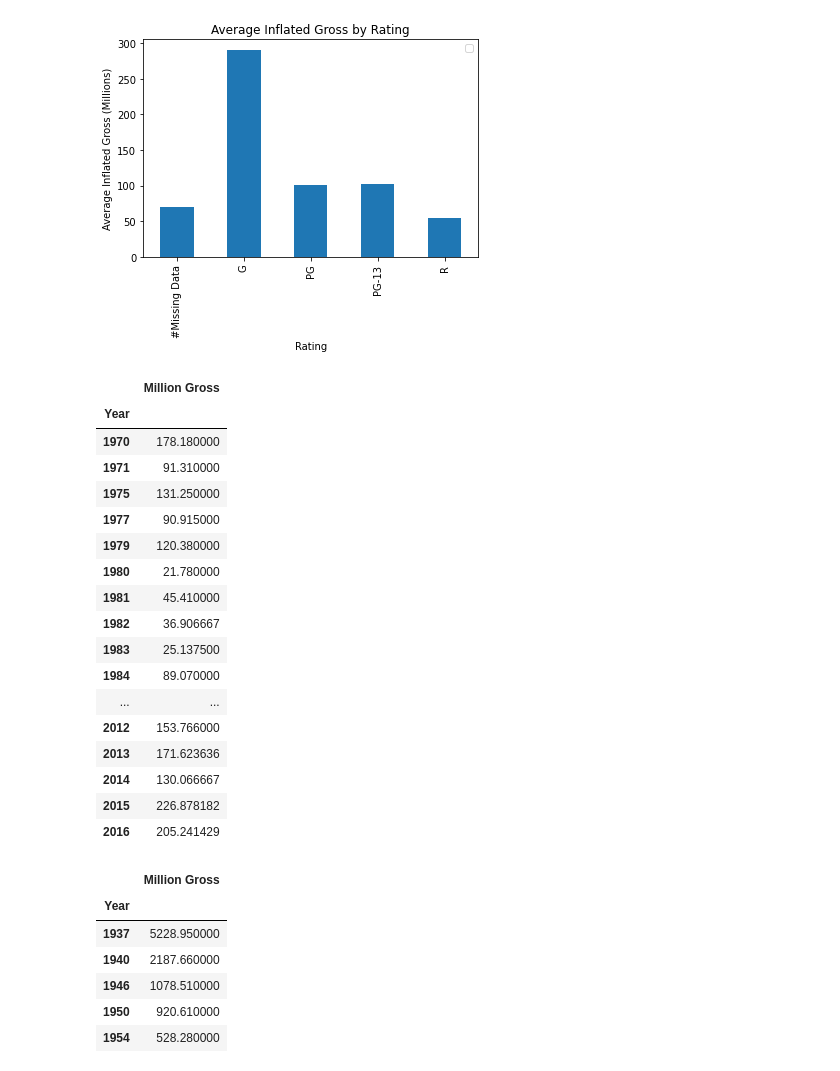
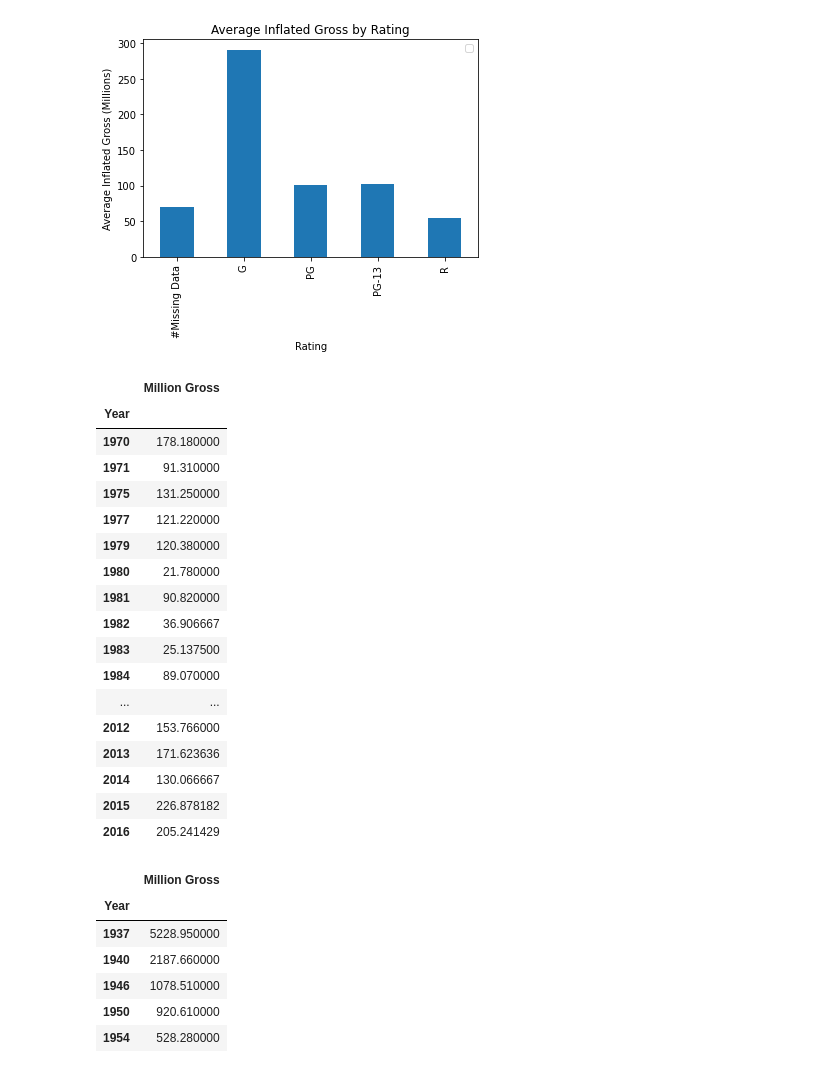
Before and after one commit to Gujaratigirl/butler-groupB-project1, a Jupyter notebook: Disney.ipynb, the cells around one changed output. Saved outputs shown, nothing was run; the diff lists cells and outputs as text; code cells hidden in the pictures.

Commit message:
Worked on CLEAN 1970 data, created lots of new tables

```diff
--- a/Disney.ipynb
+++ b/Disney.ipynb
@@ -150,0 +153,4 @@ disney_gt_df.head(10)
+# %%
+#Cleaned out the movies that grossed $0 total
+disney_clean_1970_df = pd.DataFrame(disney_1970_df[disney_df['Million Gross'] > 0])
+disney_clean_1970_df
@@ -428,18 +446,18 @@ plt.legend([])
 [figure]
 # %%
 #1970 List
-year_1970_df = pd.DataFrame(disney_1970_df.groupby('Year').mean()['Million Gross'])
+year_1970_df = pd.DataFrame(disney_clean_1970_df.groupby('Year').mean()['Million Gross'])
 year_1970_df
 # %% [output]
 |  | Million Gross |
 | Year |  |
 | 1970 | 178.180000 |
 | 1971 | 91.310000 |
 | 1975 | 131.250000 |
-| 1977 | 90.915000 |
+| 1977 | 121.220000 |
 | 1979 | 120.380000 |
 | 1980 | 21.780000 |
-| 1981 | 45.410000 |
+| 1981 | 90.820000 |
 | 1982 | 36.906667 |
 | 1983 | 25.137500 |
 | 1984 | 89.070000 |
```
Also changed, not shown: parts of 18 cells of this notebook.
